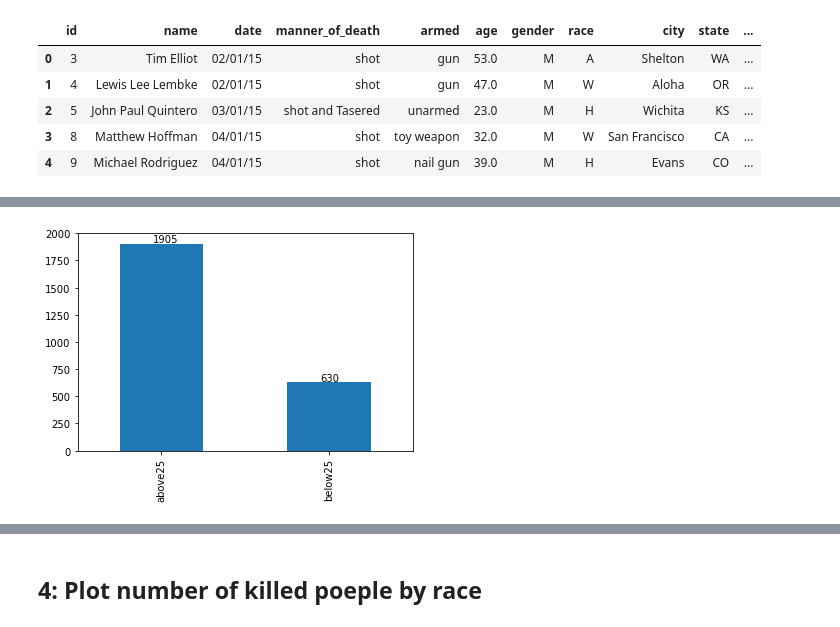
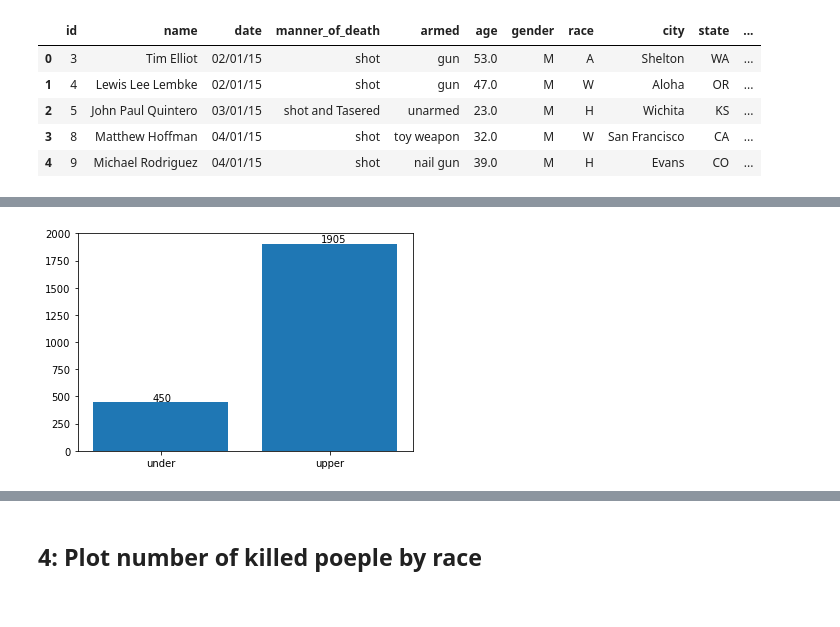
Before and after one commit to Onurx35/Data_Science_, a Jupyter notebook: Data_Visualization_With_Python/PoliceKillingUs_Matplotlib.ipynb, the cells around one changed output, grey strips where cells are left out. Cells and saved outputs as stored; diff of their text form; code cells hidden in the pictures.

```diff
--- a/Data_Visualization_With_Python/PoliceKillingUs_Matplotlib.ipynb
+++ b/Data_Visualization_With_Python/PoliceKillingUs_Matplotlib.ipynb
@@ -185,5 +189,6 @@ kill.head()
 | 2 | 5 | John Paul Quintero | 03/01/15 | shot and Tasered | unarmed | 23.0 | M | H | Wichita | KS | ... |
 | 3 | 8 | Matthew Hoffman | 04/01/15 | shot | toy weapon | 32.0 | M | W | San Francisco | CA | ... |
 | 4 | 9 | Michael Rodriguez | 04/01/15 | shot | nail gun | 39.0 | M | H | Evans | CO | ... |
-# %%
-kill["age_cat"]=kill.age.apply(lambda x : "above25" if x >25 else "below25")
+# %%
+under = kill[kill["age"] < 25]["age"].count()
+under
@@ -189,0 +197,3 @@ kill["age_cat"]=kill.age.apply(lambda x : "above25" if x >25 else "below25")
+# %%
+upper = kill[kill["age"] > 25]["age"].count()
+upper
@@ -205,0 +215,9 @@ Name: age_cat, dtype: int64
+# %%
+x = [under, upper]
+y = ["under", "upper"]
+fig, ax = plt.subplots()
+
+ax.bar(y,x)
+
+for p in ax.patches:
+    ax.annotate((p.get_height()), (p.get_x()+0.1,p.get_height()))
@@ -206,8 +226,9 @@ Name: age_cat, dtype: int64
 # %%
 # with pandas
-ax = age_class.plot.bar()
+fig, ax = plt.subplots()
+plt.bar(y, x)
 
 for p in ax.patches:
-    ax.annotate(round(p.get_height()), (p.get_x()+0.2, p.get_height()+10));
+    ax.annotate(p.get_height(), (p.get_x()+0.35, p.get_height()+10));
 # %% [output]
-[figure, old version]
+[figure, new version]
```
Also changed, not shown: parts of 13 cells of this notebook.
